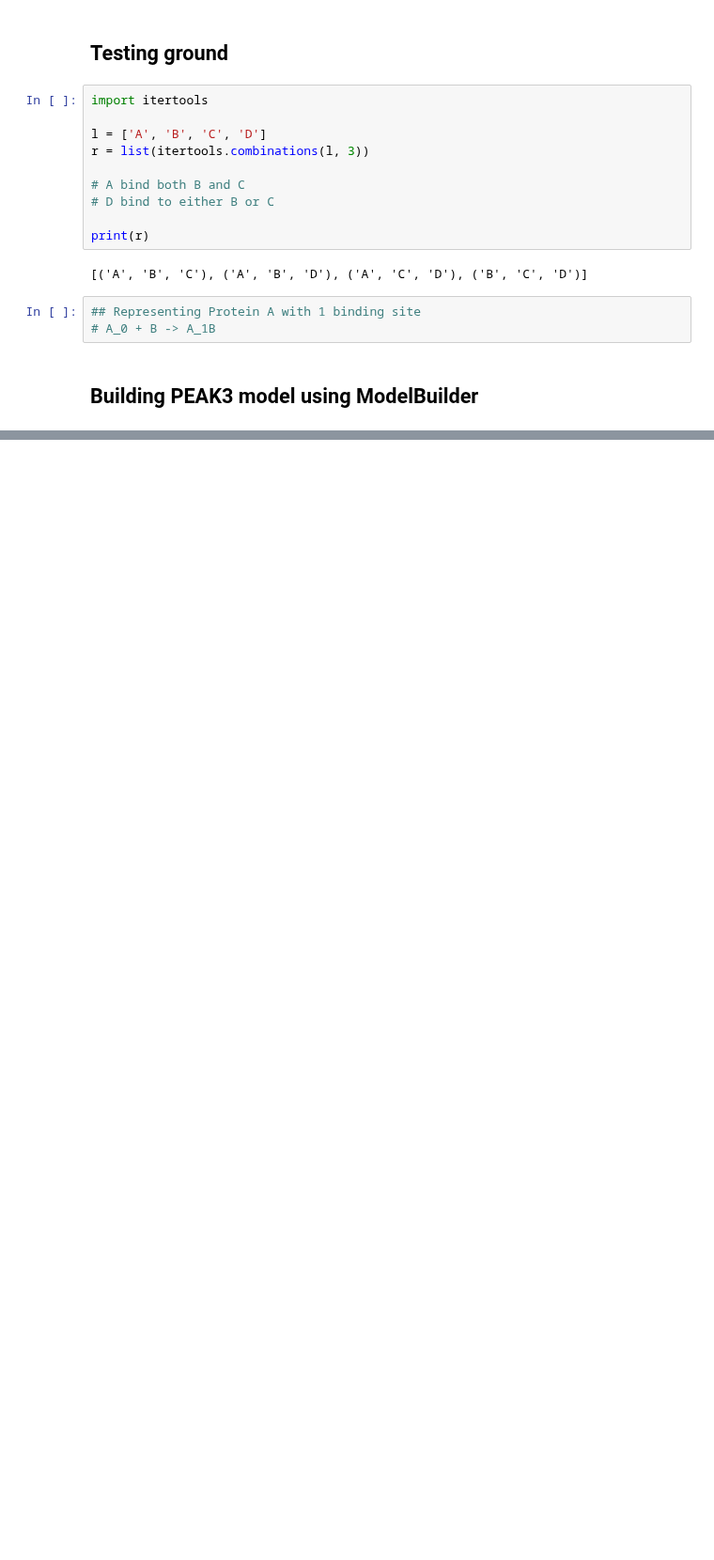
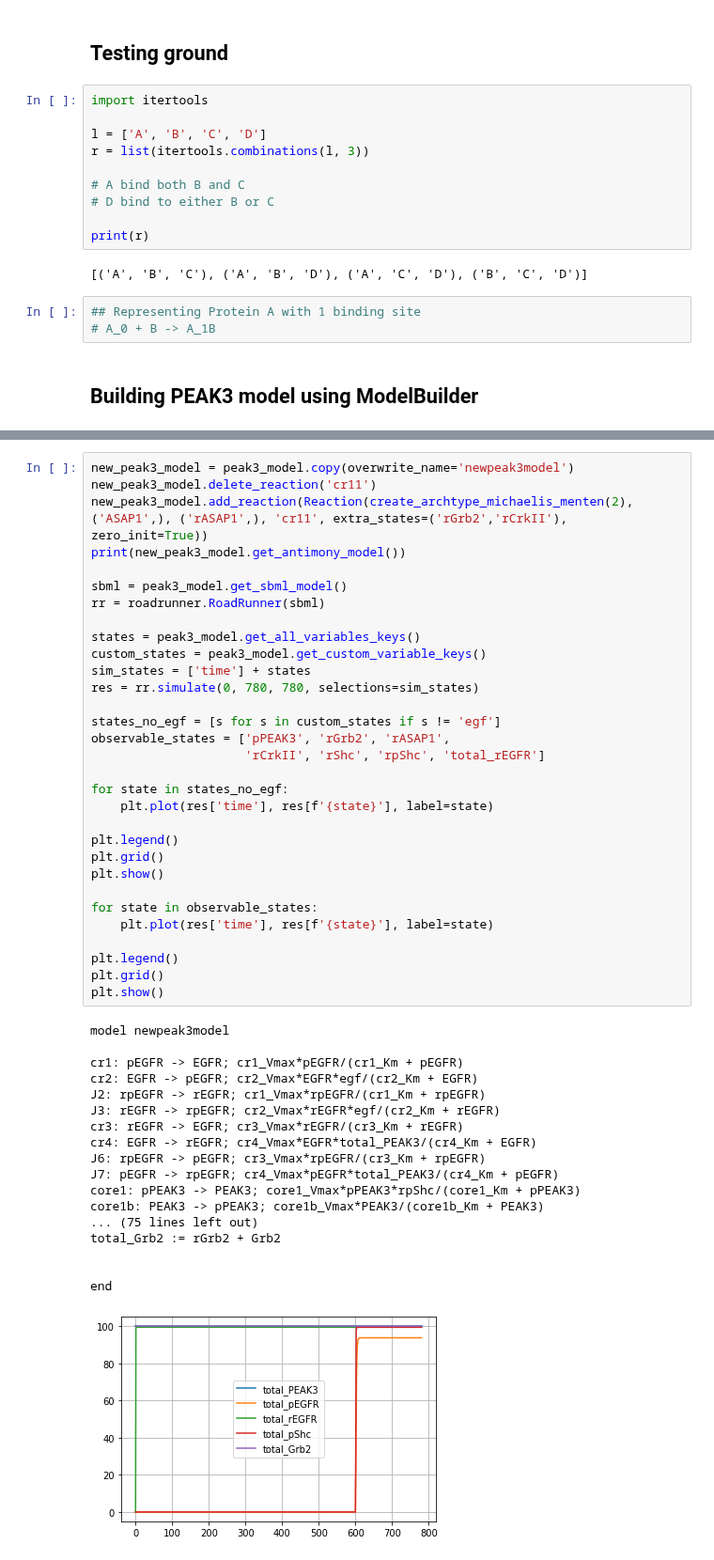
Before and after one commit to AnEvilBurrito/new-peak-project, a Jupyter notebook: src/model_construction.ipynb, the cells around one changed output, grey strips where cells are left out. Shown at 94% size. Drawn from its saved outputs; the diff is of its cells as text; blank space fills up the shorter version.

```diff
--- a/src/model_construction.ipynb
+++ b/src/model_construction.ipynb
@@ -281,0 +282,50 @@ end
+# %%
+new_peak3_model = peak3_model.copy(overwrite_name='newpeak3model')
+new_peak3_model.delete_reaction('cr11')
+new_peak3_model.add_reaction(Reaction(create_archtype_michaelis_menten(2), ('ASAP1',), ('rASAP1',), 'cr11', extra_states=('rGrb2','rCrkII'), zero_init=True))
+print(new_peak3_model.get_antimony_model())
+
+sbml = peak3_model.get_sbml_model()
+rr = roadrunner.RoadRunner(sbml)
+
+states = peak3_model.get_all_variables_keys()
+custom_states = peak3_model.get_custom_variable_keys()
+sim_states = ['time'] + states
+res = rr.simulate(0, 780, 780, selections=sim_states)
+
+states_no_egf = [s for s in custom_states if s != 'egf']
+observable_states = ['pPEAK3', 'rGrb2', 'rASAP1',
+                     'rCrkII', 'rShc', 'rpShc', 'total_rEGFR']
+
+for state in states_no_egf:
+    plt.plot(res['time'], res[f'{state}'], label=state)
+
+plt.legend()
+plt.grid()
+plt.show()
+
+for state in observable_states:
+    plt.plot(res['time'], res[f'{state}'], label=state)
+
+plt.legend()
+plt.grid()
+plt.show()
+# %% [output]
+model newpeak3model
+
+cr1: pEGFR -> EGFR; cr1_Vmax*pEGFR/(cr1_Km + pEGFR)
+cr2: EGFR -> pEGFR; cr2_Vmax*EGFR*egf/(cr2_Km + EGFR)
+J2: rpEGFR -> rEGFR; cr1_Vmax*rpEGFR/(cr1_Km + rpEGFR)
+J3: rEGFR -> rpEGFR; cr2_Vmax*rEGFR*egf/(cr2_Km + rEGFR)
+cr3: rEGFR -> EGFR; cr3_Vmax*rEGFR/(cr3_Km + rEGFR)
+cr4: EGFR -> rEGFR; cr4_Vmax*EGFR*total_PEAK3/(cr4_Km + EGFR)
+J6: rpEGFR -> pEGFR; cr3_Vmax*rpEGFR/(cr3_Km + rpEGFR)
+J7: pEGFR -> rpEGFR; cr4_Vmax*pEGFR*total_PEAK3/(cr4_Km + pEGFR)
+core1: pPEAK3 -> PEAK3; core1_Vmax*pPEAK3*rpShc/(core1_Km + pPEAK3)
+core1b: PEAK3 -> pPEAK3; core1b_Vmax*PEAK3/(core1b_Km + PEAK3)
+... (75 lines left out)
+total_Grb2 := rGrb2 + Grb2
+
+
+end
+[figure, added]
```
Also changed, not shown: parts of 2 cells of this notebook, 9 other files.
